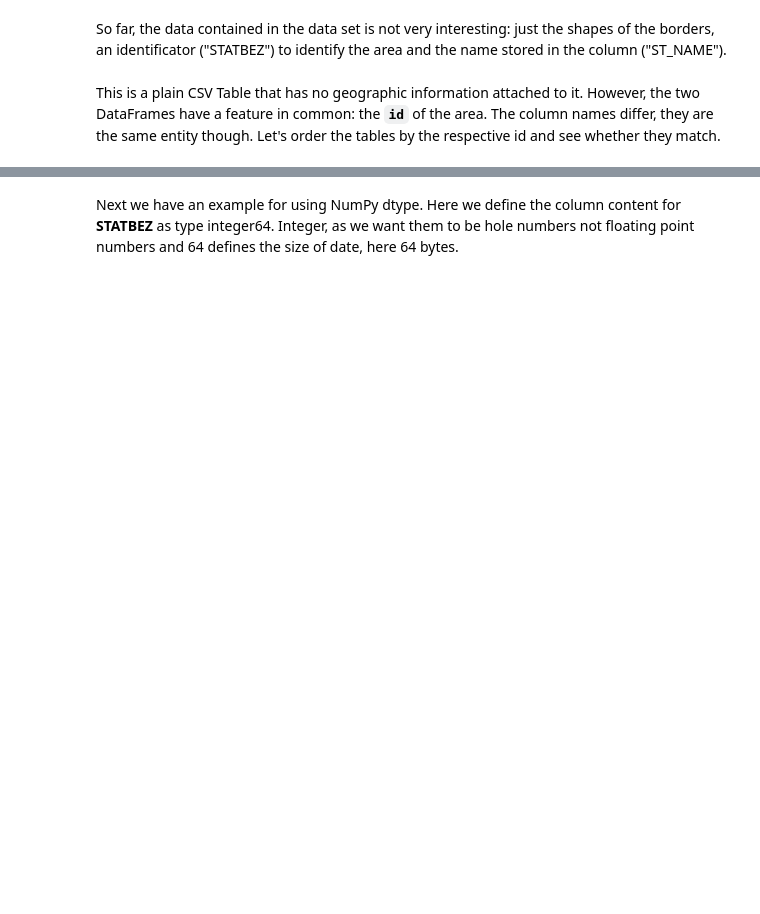
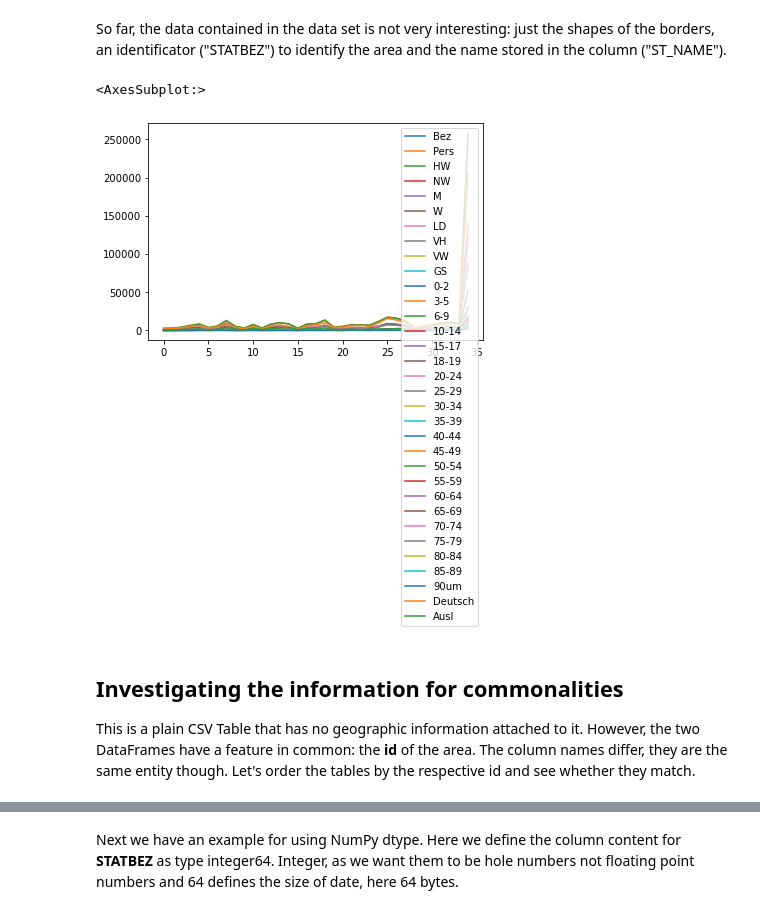
Before and after one commit to Hosseinabdeyazd/GIS-BOX-DATA-FACTORY-RWTH, a Jupyter notebook: 05_data_analysis.ipynb, the cells around one changed output, grey strips where cells are left out. Saved outputs shown, nothing was run; the diff lists cells and outputs as text; code cells hidden in the pictures; blank space fills up the shorter version.

```diff
--- a/05_data_analysis.ipynb
+++ b/05_data_analysis.ipynb
@@ -20,7 +31,11 @@ So far, the data contained in the data set is not very interesting: just the sha
 # %%
 statistics = pd.read_csv("./data/aachen/einwohnerstatistik-31.12.2020.csv")
 statistics.head()
-#statistics.plot()
+statistics.plot()
+# %% [output]
+<AxesSubplot:>
+[figure, added]
 # %% [markdown]
-This is a plain CSV Table that has no geographic information attached to it. However, the two DataFrames have a feature in common: the **`id`** of the area. The column names differ, they are the same entity though. Let's order the tables by the respective id and see whether they match.
+## Investigating the information for commonalities
+This is a plain CSV Table that has no geographic information attached to it. However, the two DataFrames have a feature in common: the **id** of the area. The column names differ, they are the same entity though. Let's order the tables by the respective id and see whether they match.
 # %%
```
Also changed, not shown: parts of 15 cells of this notebook, 15 other files.
